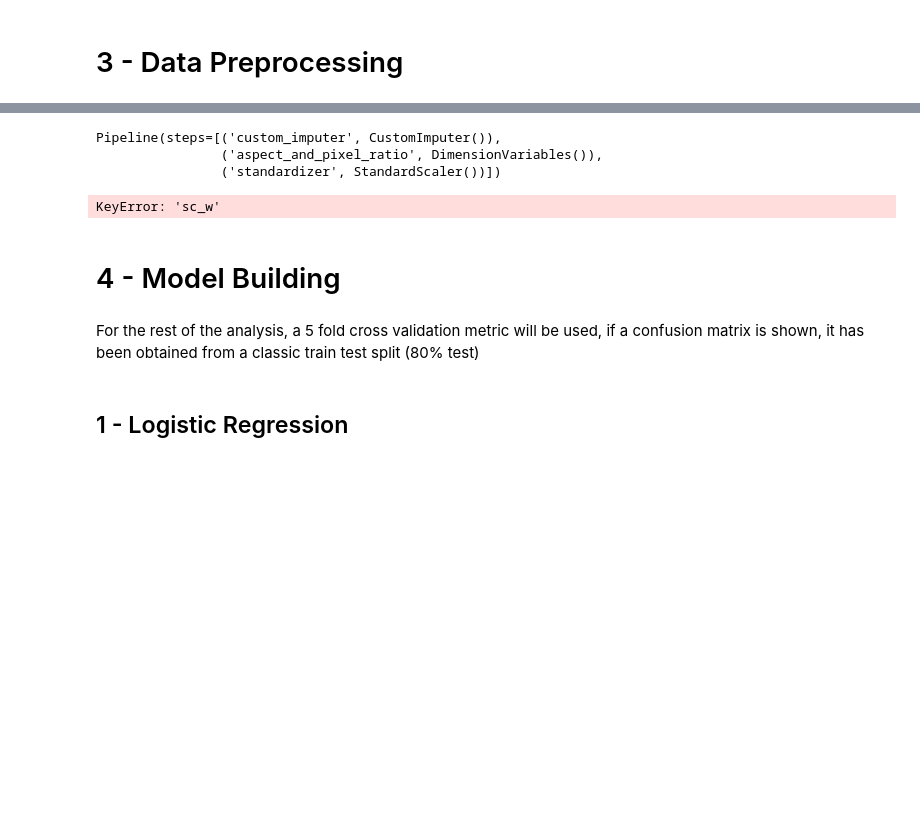
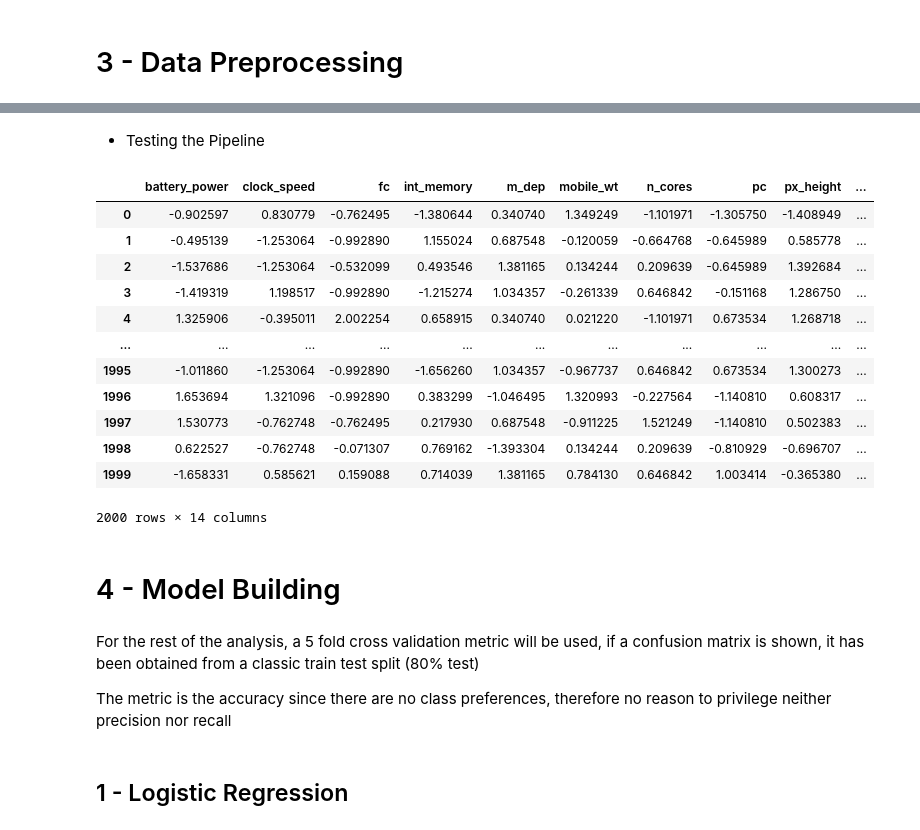
Before and after one commit to MrAnasAbid/MobilPrix, a Jupyter notebook: src/bayesian_opt.ipynb, the cells around one changed output, grey strips where cells are left out. Drawn from its saved outputs; the diff is of its cells as text; code cells hidden in the pictures; blank space fills up the shorter version.

```diff
--- a/src/bayesian_opt.ipynb
+++ b/src/bayesian_opt.ipynb
@@ -514,15 +466,27 @@ X = X[numerical_cols+ordinal_cols]
-# %%
-define_pipeline()
-# %% [output]
-Pipeline(steps=[('custom_imputer', CustomImputer()),
-                ('aspect_and_pixel_ratio', DimensionVariables()),
-                ('standardizer', StandardScaler())])
-# %%
-prep = define_pipeline(tree=True)
-X_prep_test = prep.fit_transform(X.copy(),y)
-display(X_prep_test)
-# %% [output]
-KeyError: 'sc_w'
+# %% [markdown]
+- Testing the Pipeline
+# %%
+# With scaling
+prep = define_pipeline()
+display(pd.DataFrame(prep.fit_transform(X), columns=prep["standardizer"].feature_names_in_))
+
+# Without scaling
+# prep = define_pipeline(tree=True)
+# display(pd.DataFrame(prep.fit_transform(X)))
+# %% [output]
+|  | battery_power | clock_speed | fc | int_memory | m_dep | mobile_wt | n_cores | pc | px_height | ... |
+| 0 | -0.902597 | 0.830779 | -0.762495 | -1.380644 | 0.340740 | 1.349249 | -1.101971 | -1.305750 | -1.408949 | ... |
+| 1 | -0.495139 | -1.253064 | -0.992890 | 1.155024 | 0.687548 | -0.120059 | -0.664768 | -0.645989 | 0.585778 | ... |
+| 2 | -1.537686 | -1.253064 | -0.532099 | 0.493546 | 1.381165 | 0.134244 | 0.209639 | -0.645989 | 1.392684 | ... |
+| 3 | -1.419319 | 1.198517 | -0.992890 | -1.215274 | 1.034357 | -0.261339 | 0.646842 | -0.151168 | 1.286750 | ... |
+| 4 | 1.325906 | -0.395011 | 2.002254 | 0.658915 | 0.340740 | 0.021220 | -1.101971 | 0.673534 | 1.268718 | ... |
+| ... | ... | ... | ... | ... | ... | ... | ... | ... | ... | ... |
+| 1995 | -1.011860 | -1.253064 | -0.992890 | -1.656260 | 1.034357 | -0.967737 | 0.646842 | 0.673534 | 1.300273 | ... |
+| 1996 | 1.653694 | 1.321096 | -0.992890 | 0.383299 | -1.046495 | 1.320993 | -0.227564 | -1.140810 | 0.608317 | ... |
+| 1997 | 1.530773 | -0.762748 | -0.762495 | 0.217930 | 0.687548 | -0.911225 | 1.521249 | -1.140810 | 0.502383 | ... |
+| 1998 | 0.622527 | -0.762748 | -0.071307 | 0.769162 | -1.393304 | 0.134244 | 0.209639 | -0.810929 | -0.696707 | ... |
+| 1999 | -1.658331 | 0.585621 | 0.159088 | 0.714039 | 1.381165 | 0.784130 | 0.646842 | 1.003414 | -0.365380 | ... |
+2000 rows × 14 columns
 # %% [markdown]
 # 4 - Model Building
 # %%
@@ -550,6 +514,8 @@ def modified_confusion_matrix(y_pred, y_val, model_name):
     plt.show()
 # %% [markdown]
 For the rest of the analysis, a 5 fold cross validation metric will be used, if a confusion matrix is shown, it has been obtained from a classic train test split (80% test)
+
+The metric is the accuracy since there are no class preferences, therefore no reason to privilege neither precision nor recall
 # %% [markdown]
 ## 1 - Logistic Regression
 # %%
```
Also changed, not shown: parts of 49 cells of this notebook.
